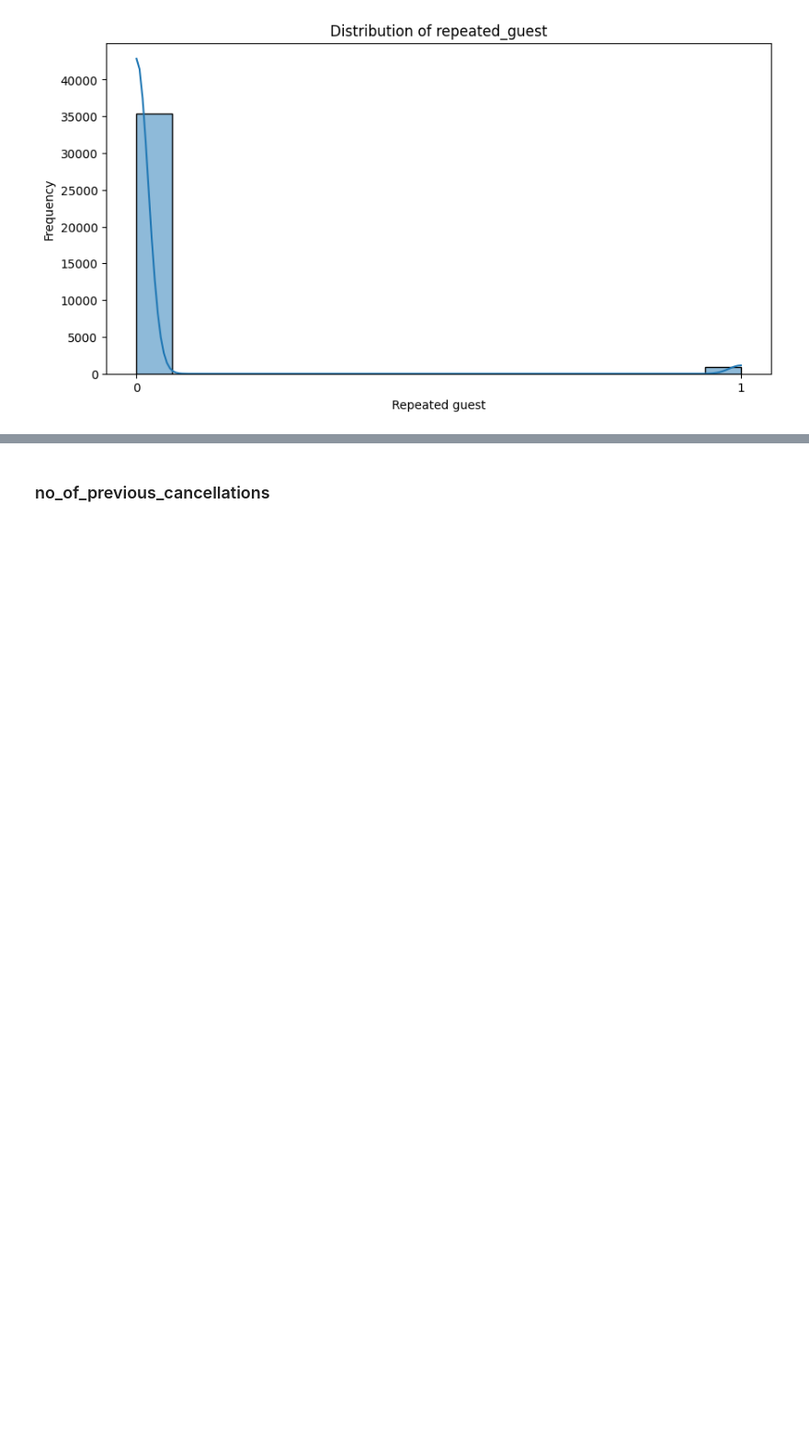
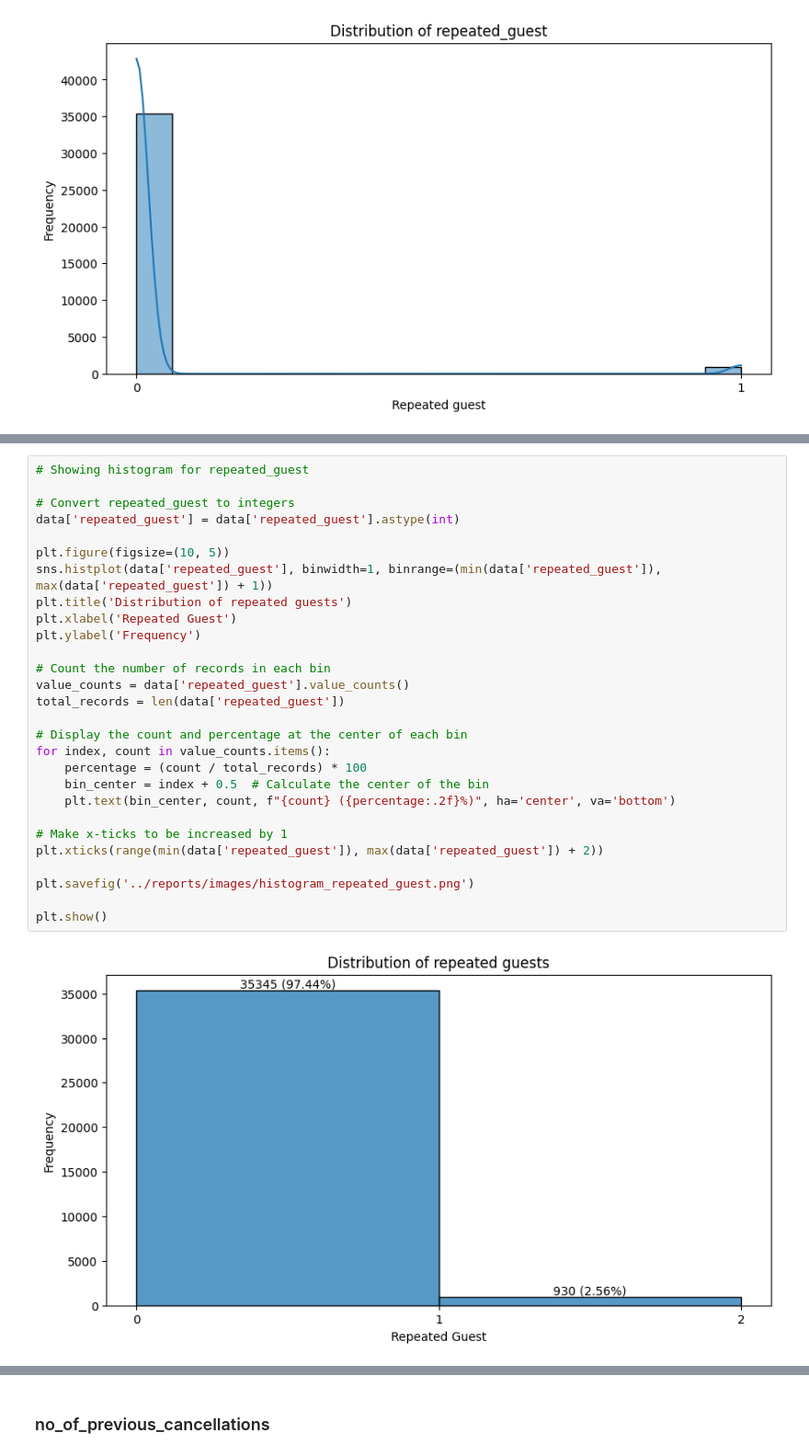
Before and after one commit to Drashko73/hotel-reservations-analysis, a Jupyter notebook: notebooks/02_numerical_features.ipynb, the cells around one changed output, grey strips where cells are left out. Shown at 92% size. Drawn from its saved outputs; the diff is of its cells as text; blank space fills up the shorter version.

```diff
--- a/notebooks/02_numerical_features.ipynb
+++ b/notebooks/02_numerical_features.ipynb
@@ -496,6 +553,36 @@ plt.ylabel('Frequency')
 plt.show()
 # %% [output]
 [figure]
+# %%
+# Showing histogram for repeated_guest
+
+# Convert repeated_guest to integers
+data['repeated_guest'] = data['repeated_guest'].astype(int)
+
+plt.figure(figsize=(10, 5))
+sns.histplot(data['repeated_guest'], binwidth=1, binrange=(min(data['repeated_guest']), max(data['repeated_guest']) + 1))
+plt.title('Distribution of repeated guests')
+plt.xlabel('Repeated Guest')
+plt.ylabel('Frequency')
+
+# Count the number of records in each bin
+value_counts = data['repeated_guest'].value_counts()
+total_records = len(data['repeated_guest'])
+
+# Display the count and percentage at the center of each bin
+for index, count in value_counts.items():
+    percentage = (count / total_records) * 100
+    bin_center = index + 0.5  # Calculate the center of the bin
+    plt.text(bin_center, count, f"{count} ({percentage:.2f}%)", ha='center', va='bottom')
+
+# Make x-ticks to be increased by 1
+plt.xticks(range(min(data['repeated_guest']), max(data['repeated_guest']) + 2))
+
+plt.savefig('../reports/images/histogram_repeated_guest.png')
+
+plt.show()
+# %% [output]
+[figure, added]
 # %%
 # Map the numerical values to 'No' and 'Yes'
 data['repeated_guest'] = data['repeated_guest'].map({0: 'No', 1: 'Yes'})
```
Also changed, not shown: parts of 10 cells of this notebook, 14 other files.
